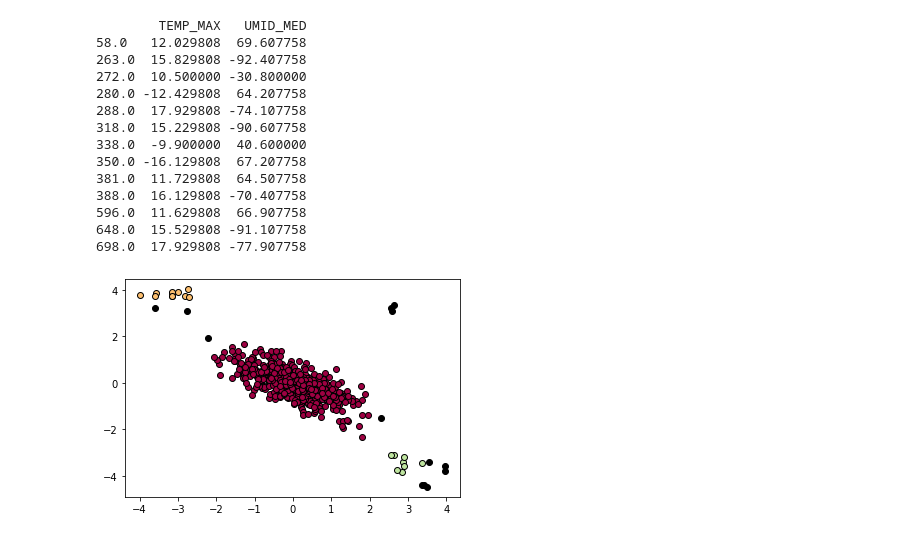
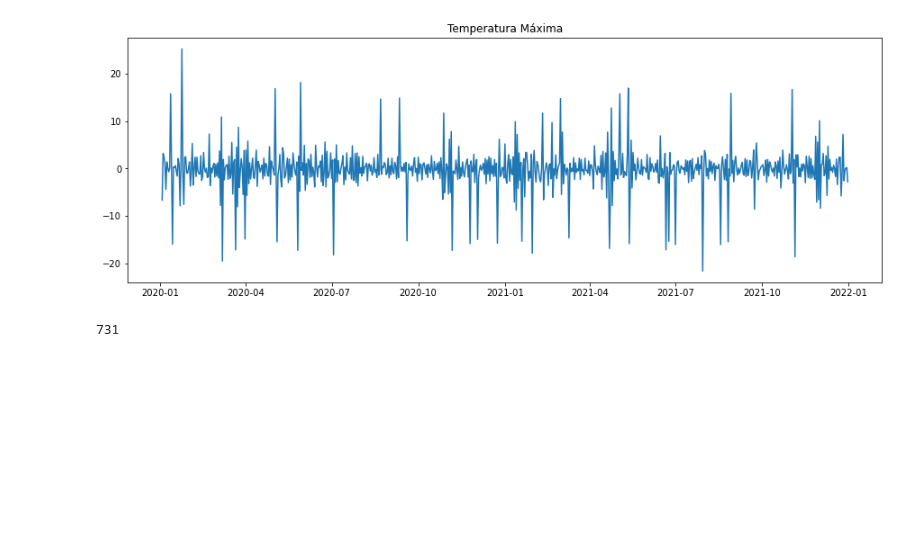
Before and after one commit to AndersonRodr/algorithms-detect-anomalies, a Jupyter notebook: PrimeiroExperimento.ipynb, the cells around one changed output. Saved outputs shown, nothing was run; the diff lists cells and outputs as text; code cells hidden in the pictures; blank space fills up the shorter version.

Commit message:
Final changes.
DBSCAN and Isolation Forest working well

```diff
--- a/PrimeiroExperimento.ipynb
+++ b/PrimeiroExperimento.ipynb
@@ -218,10 +289,10 @@ def dataTraining(percentOutliers, dbscan):
 #import random
 
 taxaContaminacao = 5
-dfs = dataTraining(taxaContaminacao, True)
+dfs = dataTraining(taxaContaminacao)
 df_training_temp = dfs[0]
-df_test_temp = dfs[1]
-dfAnomalias = dfs[2]
+dfAnomalias = dfs[1]
+dfTrain = dfs[2]
 print (dfAnomalias.shape)
-df_training_temp = df_training_temp[df_training_temp.index.notnull()]
+#df_training_temp = df_training_temp[df_training_temp.index.notnull()]
 # %% [output]
@@ -248,0 +335,7 @@ Anomalias:
+# %%
+plt.figure(figsize=(15,5))
+plt.plot(main_df['DT_MEDICAO'], df_training_temp['TEMP_MAX'], color='#1f77b4')
+plt.title('Temperatura Máxima')
+plt.show()
+# %% [output]
+[figure, added]
@@ -249,11 +344,17 @@ Anomalias:
+# %%
+len(df_train_final)
+# %% [output]
+731
 # %%
+#Credits
+#https://github.com/chriswernst/dbscan-python/blob/master/dbscan.py
+
 #------------------------------Implementando o DBSCAN-----------------------------------
-def dbscan_part1(df_used, eps, min_samples):
-    X = np.array(df_used)
+def dbscan(df_used, eps, min_samples):
     X = StandardScaler().fit_transform(df_used)
     db = DBSCAN(eps=eps, min_samples=min_samples, algorithm='auto').fit(X)
     core_samples_mask = np.zeros_like(db.labels_, dtype=bool)
-    #core_samples_mask[db.core_sample_indices_] = True
+    core_samples_mask[db.core_sample_indices_] = True
 
     labels = db.labels_
 
@@ -286,31 +387,8 @@ def dbscan_part1(df_used, eps, min_samples):
     #print (outliers.shape)
     #print (outliers)
 
-    #plt.title('Número estimado de clusters: %d' % n_clusters_)
-    #plt.xlabel("TEMP_MAX")
-    #plt.ylabel("UMID_MED")
-    #plt.show()
+    plt.title('Número estimado de clusters: %d' % n_clusters_)
+    plt.xlabel("TEMP_MAX")
+    plt.ylabel("UMID_MED")
+    plt.show()
     return outliers
-
-eps = 0.5
-min_samples = 5
-df_training_temp = df_training_temp[df_training_temp.index.notnull()]
-outliers = dbscan_part1(df_training_temp, eps, min_samples)
-dfOutliersErrados = pd.concat([outliers, dfAnomalias]).drop_duplicates(keep=False)
-print (outliers)
-# %% [output]
-        TEMP_MAX   UMID_MED
-58.0   12.029808  69.607758
-263.0  15.829808 -92.407758
-272.0  10.500000 -30.800000
-280.0 -12.429808  64.207758
-288.0  17.929808 -74.107758
-318.0  15.229808 -90.607758
-338.0  -9.900000  40.600000
-350.0 -16.129808  67.207758
-381.0  11.729808  64.507758
-388.0  16.129808 -70.407758
-596.0  11.629808  66.907758
-648.0  15.529808 -91.107758
-698.0  17.929808 -77.907758
-[figure, removed]
```
Also changed, not shown: parts of 26 cells of this notebook.
